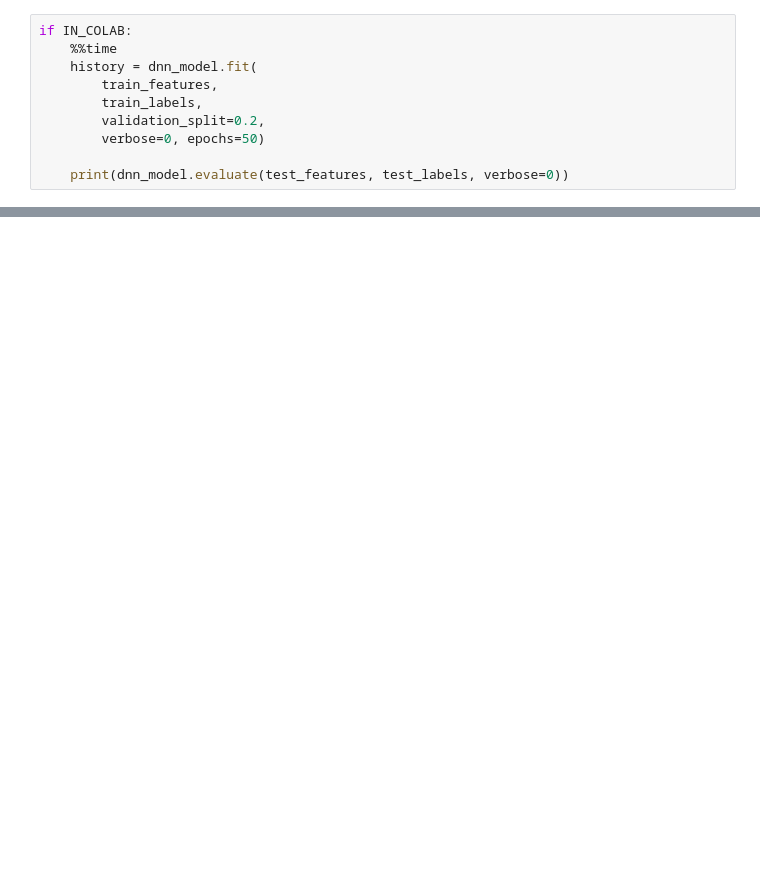
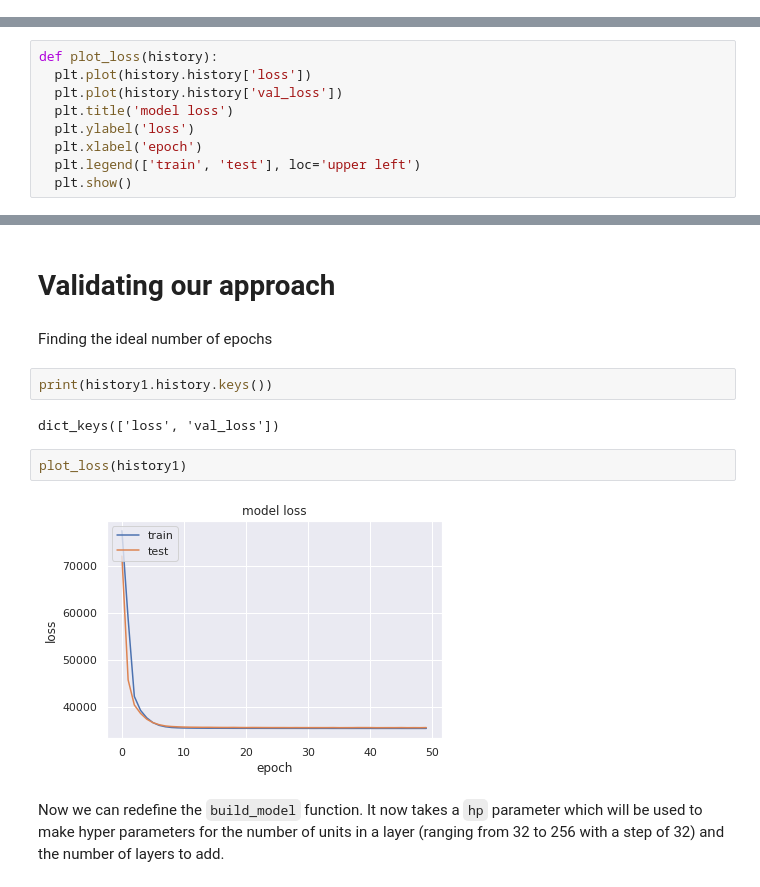
Before and after one commit to BlairCurrey/swe-salary-predictor, a Jupyter notebook: analytics/model.ipynb, the cells around one changed output, grey strips where cells are left out. Saved outputs shown, nothing was run; the diff lists cells and outputs as text; blank space fills up the shorter version.

Commit message:
feat(analytics): build mode w/ encoded features

```diff
--- a/analytics/model.ipynb
+++ b/analytics/model.ipynb
@@ -147,10 +101,0 @@ if IN_COLAB:
-# %%
-if IN_COLAB:
-    %%time
-    history = dnn_model.fit(
-        train_features,
-        train_labels,
-        validation_split=0.2,
-        verbose=0, epochs=50)
-
-    print(dnn_model.evaluate(test_features, test_labels, verbose=0))
@@ -156,0 +294,9 @@ if IN_COLAB:
+# %%
+def plot_loss(history):
+  plt.plot(history.history['loss'])
+  plt.plot(history.history['val_loss'])
+  plt.title('model loss')
+  plt.ylabel('loss')
+  plt.xlabel('epoch')
+  plt.legend(['train', 'test'], loc='upper left')
+  plt.show()
@@ -156,0 +434,14 @@ if IN_COLAB:
+# %% [markdown]
+# Validating our approach
+# %% [markdown]
+Finding the ideal number of epochs
+# %%
+print(history1.history.keys())
+# %% [output]
+dict_keys(['loss', 'val_loss'])
+# %%
+plot_loss(history1)
+# %% [output]
+[figure, added]
+# %% [markdown]
+Now we can redefine the `build_model` function. It now takes a `hp` parameter which will be used to make hyper parameters for the number of units in a layer (ranging from 32 to 256 with a step of 32) and the number of layers to add.
```
Also changed, not shown: parts of 74 cells of this notebook, 2 other files.
